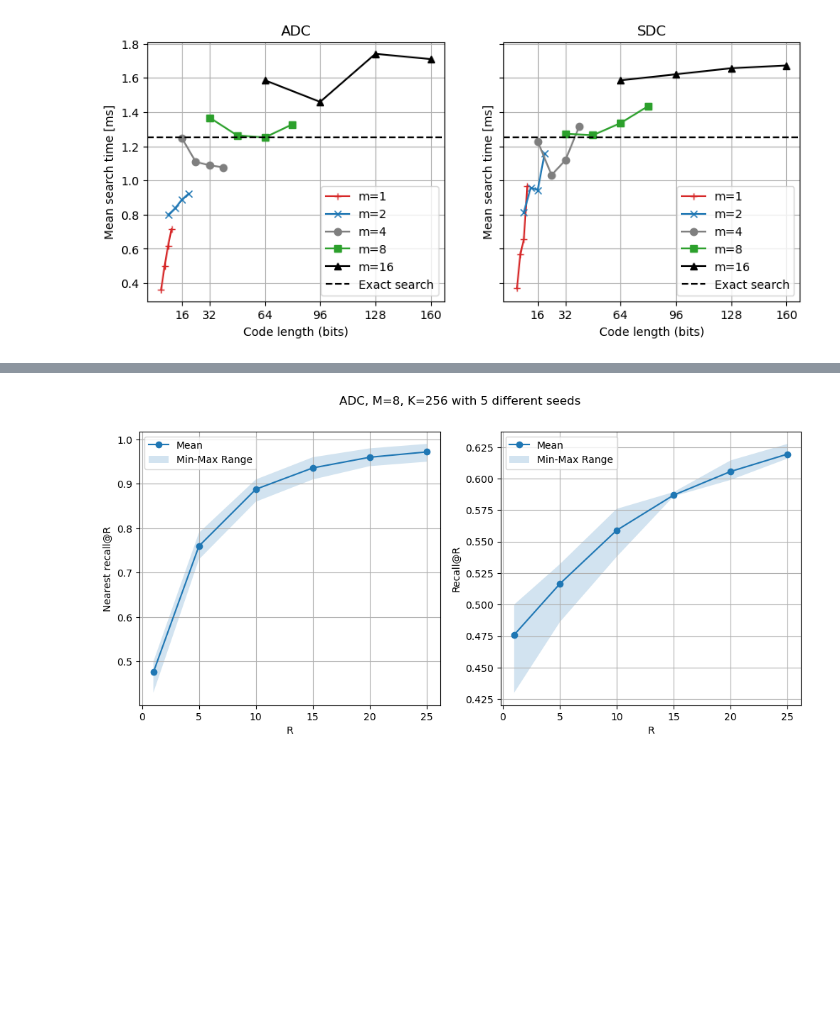
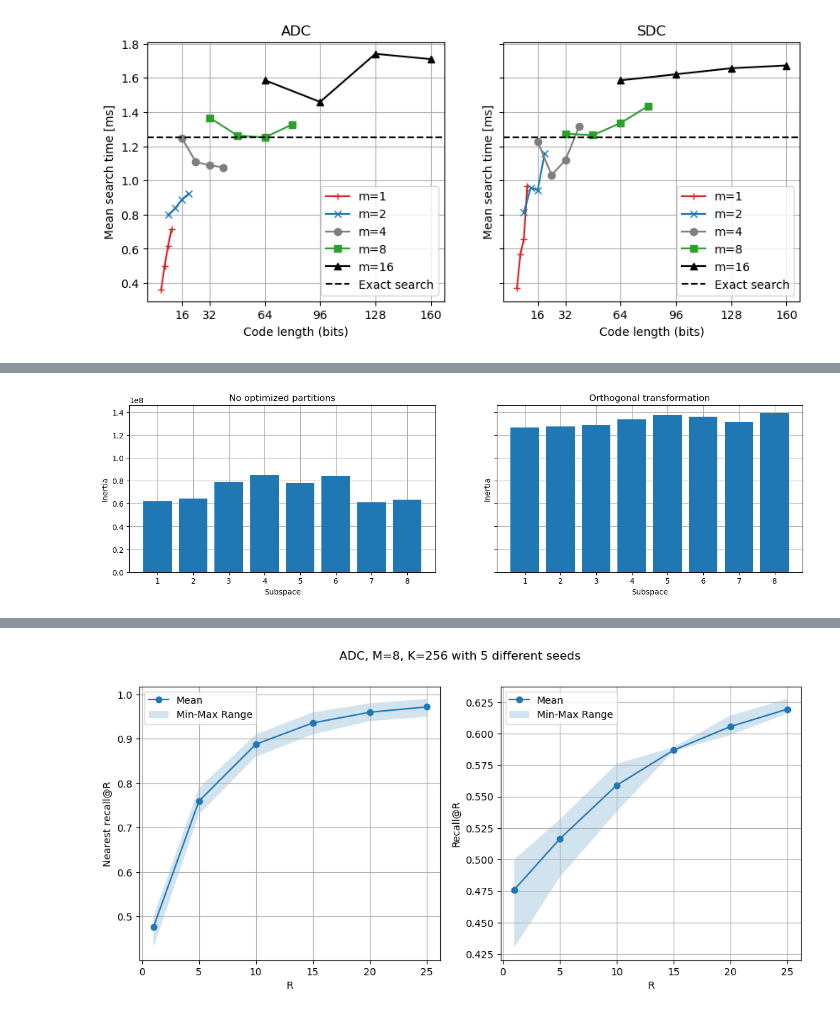
Before and after one commit to iretes/IR-proj, a Jupyter notebook: experiments.ipynb, the cells around one changed output, grey strips where cells are left out. Drawn from its saved outputs; the diff is of its cells as text; code cells hidden in the pictures; blank space fills up the shorter version.

```diff
--- a/experiments.ipynb
+++ b/experiments.ipynb
@@ -717,0 +752,20 @@ axs[1].grid()
+# %%
+fig, axs = plt.subplots(1, 2, figsize=(16, 4), sharey=True)
+
+axs[0].bar(range(1, results_pq["inertia"].shape[0]+1), results_pq["inertia"], zorder=3)
+axs[0].set_xlabel('Subspace')
+axs[0].set_ylabel('Inertia')
+axs[0].set_title('No optimized partitions')
+axs[0].set_xticks(range(1, results_pq["inertia"].shape[0]+1))
+axs[0].grid(zorder=0)
+
+axs[1].bar(range(1, results_pq_orth["inertia"].shape[0]+1), results_pq_orth["inertia"], zorder=3)
+axs[1].set_xlabel('Subspace')
+axs[1].set_ylabel('Inertia')
+axs[1].set_title('Orthogonal transformation')
+axs[1].set_xticks(range(1, M+1))
+axs[1].grid(zorder=0)
+
+del pq_orth
+# %% [output]
+[figure, added]
```
Also changed, not shown: parts of 12 cells of this notebook, 1 other file.
